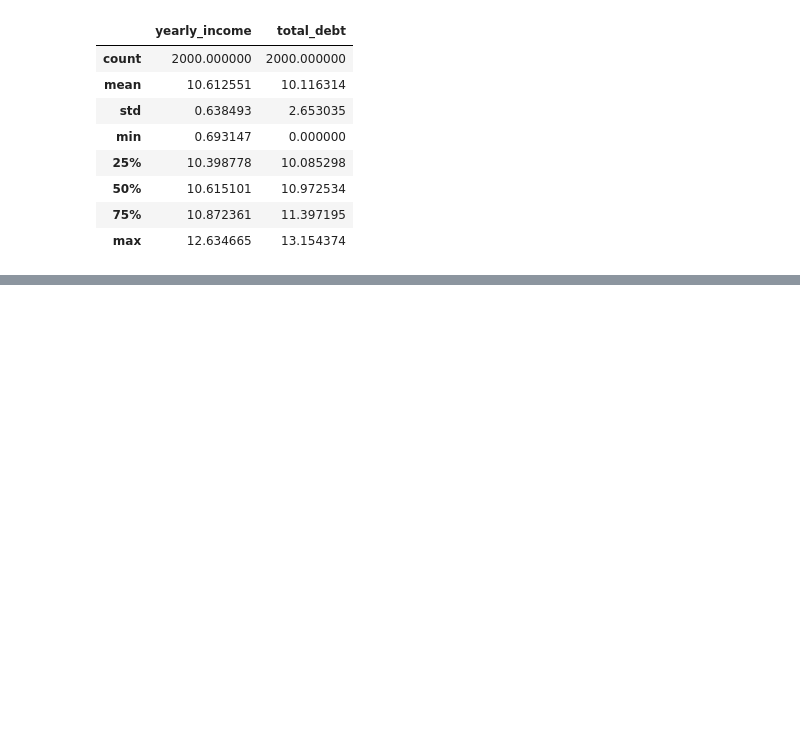
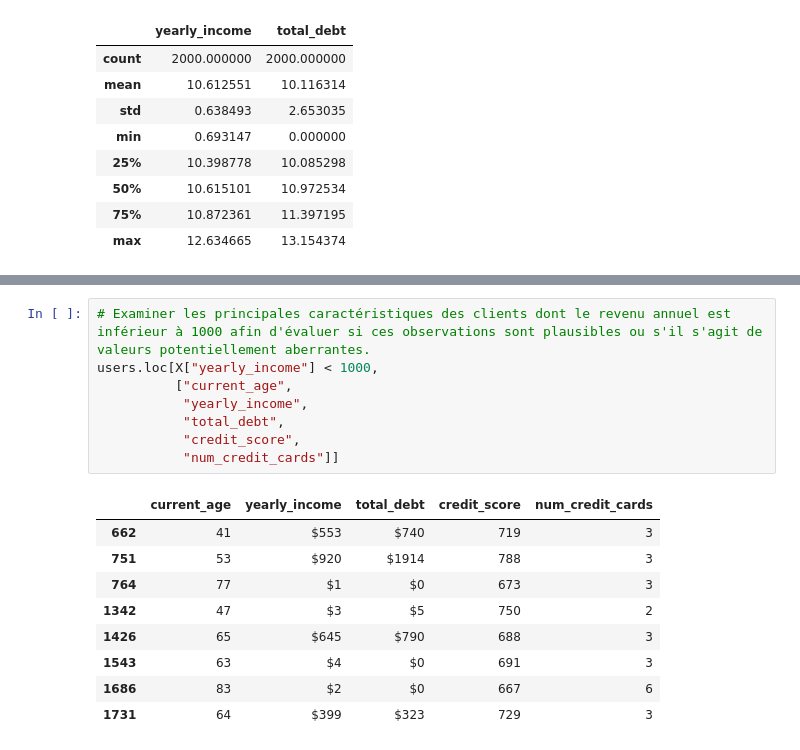
Before and after one commit to rimlahrech05-66/clustering, a Jupyter notebook: data.ipynb, the cells around one changed output, grey strips where cells are left out. Cells and saved outputs as stored; diff of their text form; blank space fills up the shorter version.

```diff
--- a/data.ipynb
+++ b/data.ipynb
@@ -256,0 +268,18 @@ plt.show()
+# %%
+# Examiner les principales caractéristiques des clients dont le revenu annuel est inférieur à 1000 afin d'évaluer si ces observations sont plausibles ou s'il s'agit de valeurs potentiellement aberrantes.
+users.loc[X["yearly_income"] < 1000,
+          ["current_age",
+           "yearly_income",
+           "total_debt",
+           "credit_score",
+           "num_credit_cards"]]
+# %% [output]
+|  | current_age | yearly_income | total_debt | credit_score | num_credit_cards |
+| 662 | 41 | $553 | $740 | 719 | 3 |
+| 751 | 53 | $920 | $1914 | 788 | 3 |
+| 764 | 77 | $1 | $0 | 673 | 3 |
+| 1342 | 47 | $3 | $5 | 750 | 2 |
+| 1426 | 65 | $645 | $790 | 688 | 3 |
+| 1543 | 63 | $4 | $0 | 691 | 3 |
+| 1686 | 83 | $2 | $0 | 667 | 6 |
+| 1731 | 64 | $399 | $323 | 729 | 3 |
```
Also changed, not shown: parts of 7 cells of this notebook.
